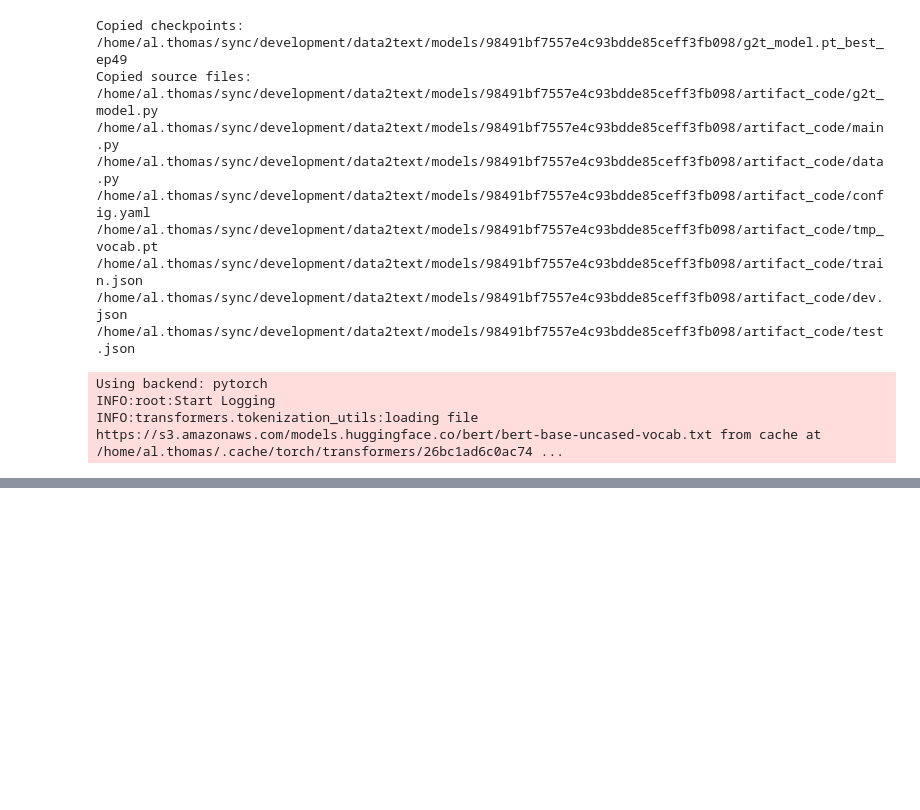
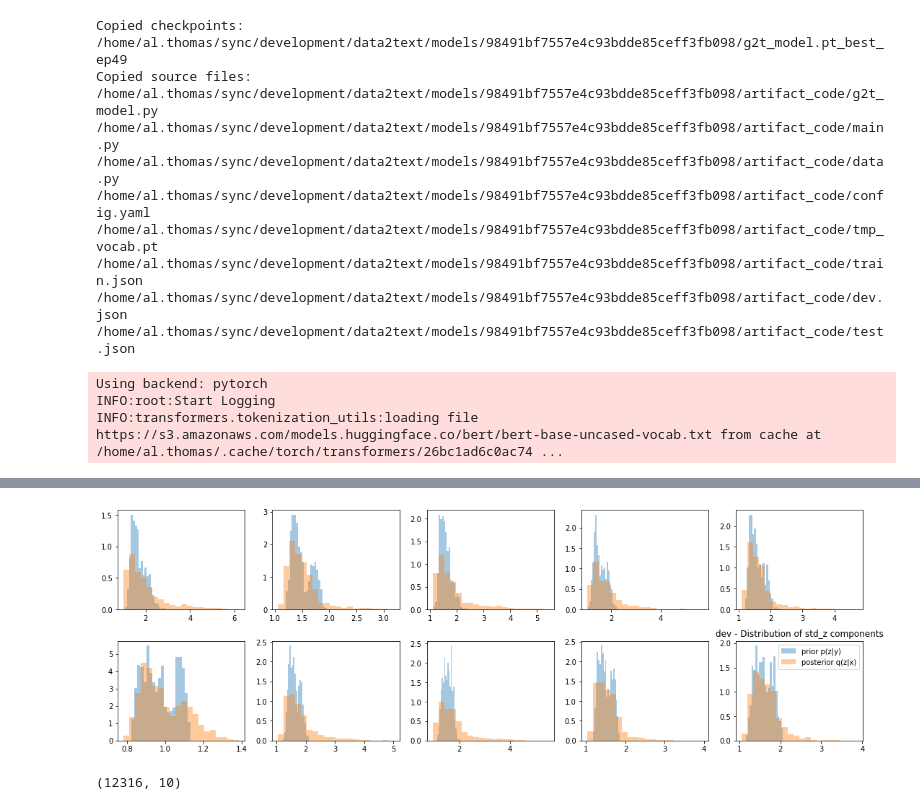
Before and after one commit to alxthm/data2text, a Jupyter notebook: notebooks/1.0-latent-dim-exploration.ipynb, the cells around one changed output, grey strips where cells are left out. Drawn from its saved outputs; the diff is of its cells as text; code cells hidden in the pictures; blank space fills up the shorter version.

```diff
--- a/notebooks/1.0-latent-dim-exploration.ipynb
+++ b/notebooks/1.0-latent-dim-exploration.ipynb
@@ -240,0 +337,9 @@ Predictions with samples z~p(z|y) from prior:
+# %%
+plot_components_hist(std_p, std_q, f"{dataset} - Distribution of std_z components")
+# %% [output]
+[figure, added]
+# %%
+dataset = "train_g2t"
+mu_p, std_p, mu_q, std_q, graph_list, text_list = compute_latent_vectors(dataset)
+# %% [output]
+(12316, 10)
```
Also changed, not shown: parts of 17 cells of this notebook.
